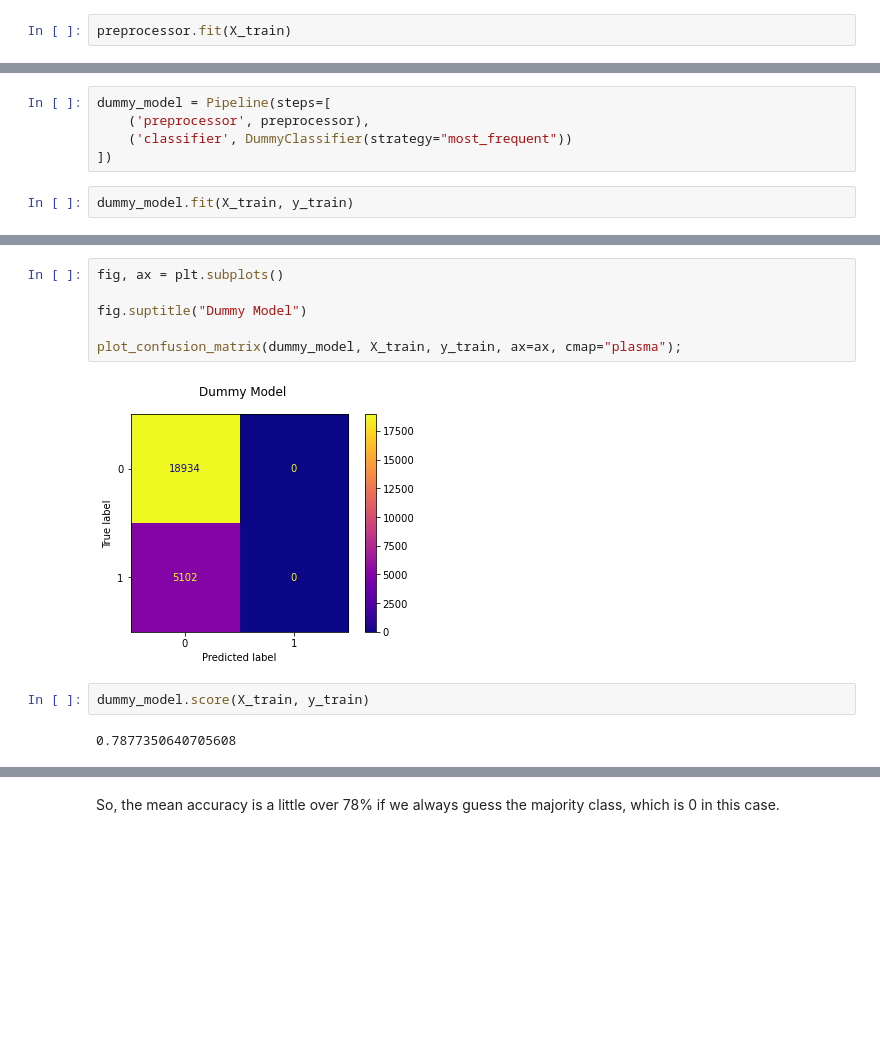
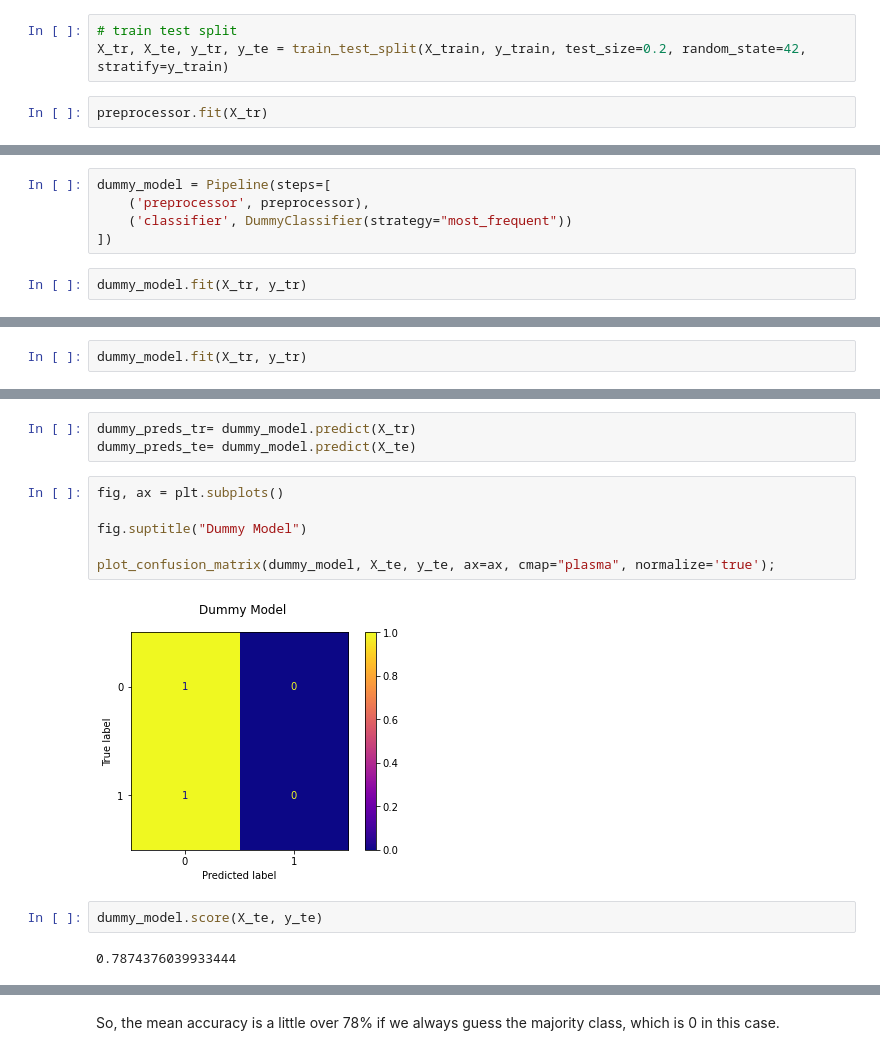
Before and after one commit to emykes/Flu_Vaccination_ML, a Jupyter notebook: Notebooks/Emine/Project3_Emine.ipynb, the cells around one changed output, grey strips where cells are left out. Saved outputs shown, nothing was run; the diff lists cells and outputs as text; blank space fills up the shorter version.

Commit message:
update model iterations

```diff
--- a/Notebooks/Emine/Project3_Emine.ipynb
+++ b/Notebooks/Emine/Project3_Emine.ipynb
@@ -405,8 +291,11 @@ preprocessor = ColumnTransformer(
         ('ohe', ohe_transformer, ohe_cols),
         ('freq', freq_transformer, freq_cols)
     ])
+# %%
+# train test split
+X_tr, X_te, y_tr, y_te = train_test_split(X_train, y_train, test_size=0.2, random_state=42, stratify=y_train)
 # %%
-preprocessor.fit(X_train)
+preprocessor.fit(X_tr)
 # %% [output]
 ColumnTransformer(transformers=[('num',
                                  Pipeline(steps=[('num_imputer',
@@ -461,7 +372,7 @@ dummy_model = Pipeline(steps=[
     ('classifier', DummyClassifier(strategy="most_frequent"))
 ])
 # %%
-dummy_model.fit(X_train, y_train)
+dummy_model.fit(X_tr, y_tr)
 # %% [output]
 Pipeline(steps=[('preprocessor',
                  ColumnTransformer(transformers=[('num',
@@ -493,0 +398,2 @@ cross_validate(dummy_model, X_train, y_train, return_train_score=True)
+# %%
+dummy_model.fit(X_tr, y_tr)
@@ -494,12 +418,15 @@ cross_validate(dummy_model, X_train, y_train, return_train_score=True)
+# %%
+dummy_preds_tr= dummy_model.predict(X_tr)
+dummy_preds_te= dummy_model.predict(X_te)
 # %%
 fig, ax = plt.subplots()
 
 fig.suptitle("Dummy Model")
 
-plot_confusion_matrix(dummy_model, X_train, y_train, ax=ax, cmap="plasma");
+plot_confusion_matrix(dummy_model, X_te, y_te, ax=ax, cmap="plasma", normalize='true');
 # %% [output]
-[figure, old version]
+[figure, new version]
 # %%
-dummy_model.score(X_train, y_train)
+dummy_model.score(X_te, y_te)
 # %% [output]
-0.7877350640705608
+0.7874376039933444
```
Also changed, not shown: parts of 127 cells of this notebook.
